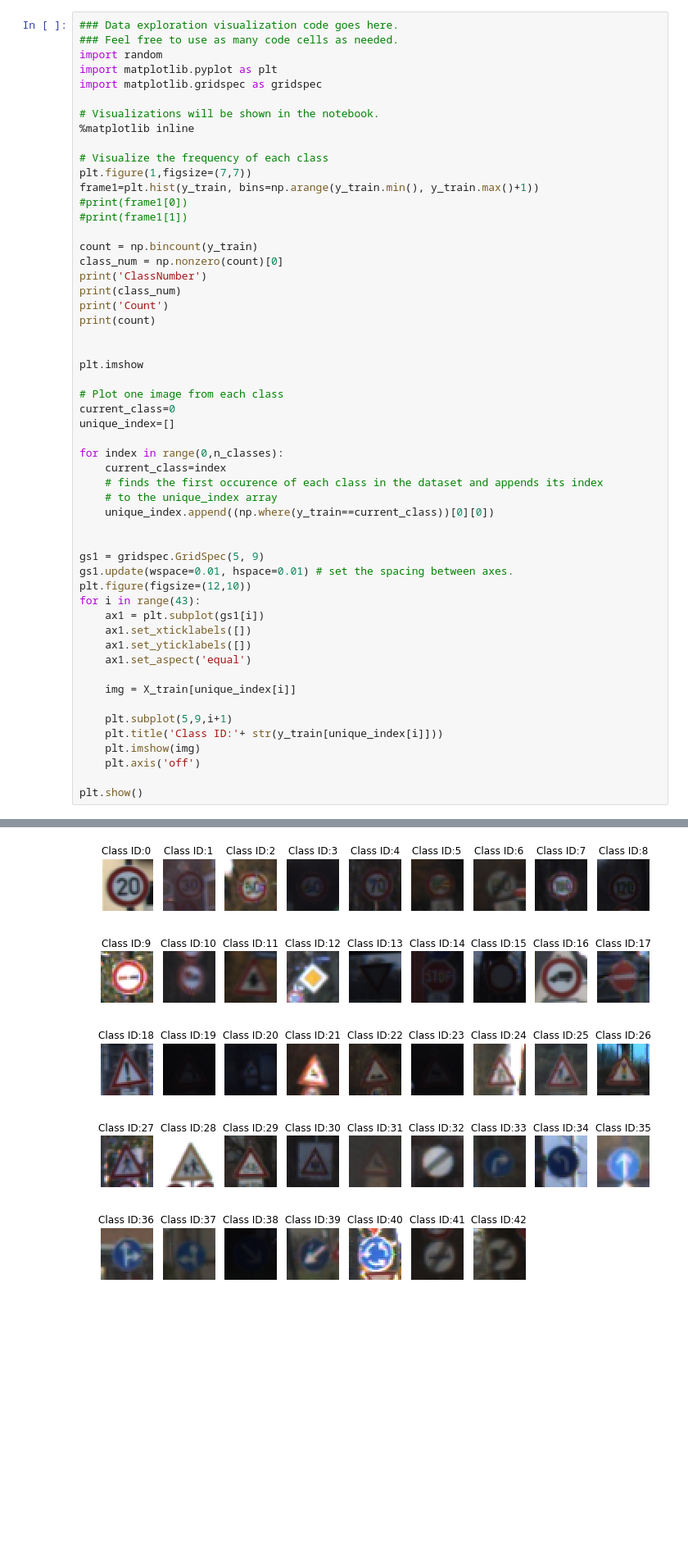
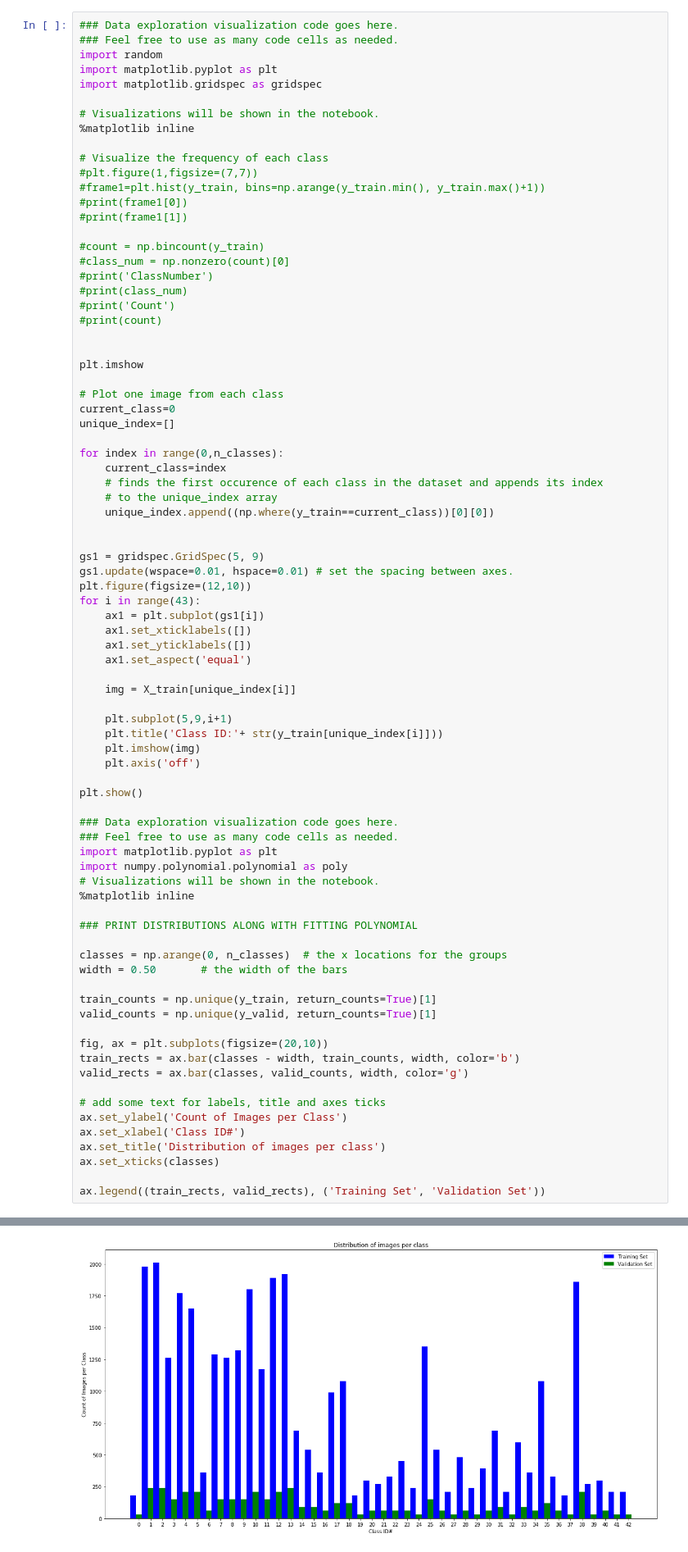
Before and after one commit to lmego/CarND-Traffic-Sign-Classifier-P2, a Jupyter notebook: Traffic_Sign_Classifier.ipynb, the cells around one changed output, grey strips where cells are left out. Shown at 82% size. Drawn from its saved outputs; the diff is of its cells as text; blank space fills up the shorter version.

```diff
--- a/Traffic_Sign_Classifier.ipynb
+++ b/Traffic_Sign_Classifier.ipynb
@@ -106,17 +106,17 @@ import matplotlib.gridspec as gridspec
 %matplotlib inline
 
 # Visualize the frequency of each class
-plt.figure(1,figsize=(7,7))
-frame1=plt.hist(y_train, bins=np.arange(y_train.min(), y_train.max()+1))
+#plt.figure(1,figsize=(7,7))
+#frame1=plt.hist(y_train, bins=np.arange(y_train.min(), y_train.max()+1))
 #print(frame1[0])
 #print(frame1[1])
 
-count = np.bincount(y_train)
-class_num = np.nonzero(count)[0]
-print('ClassNumber')
-print(class_num)
-print('Count')
-print(count)
+#count = np.bincount(y_train)
+#class_num = np.nonzero(count)[0]
+#print('ClassNumber')
+#print(class_num)
+#print('Count')
+#print(count)
 
 
 plt.imshow
@@ -149,4 +149,31 @@ for i in range(43):
     plt.axis('off')
 
 plt.show()
+
+### Data exploration visualization code goes here.
+### Feel free to use as many code cells as needed.
+import matplotlib.pyplot as plt
+import numpy.polynomial.polynomial as poly
+# Visualizations will be shown in the notebook.
+%matplotlib inline
+
+### PRINT DISTRIBUTIONS ALONG WITH FITTING POLYNOMIAL
+
+classes = np.arange(0, n_classes)  # the x locations for the groups
+width = 0.50       # the width of the bars
+
+train_counts = np.unique(y_train, return_counts=True)[1]
+valid_counts = np.unique(y_valid, return_counts=True)[1]
+
+fig, ax = plt.subplots(figsize=(20,10))
+train_rects = ax.bar(classes - width, train_counts, width, color='b')
+valid_rects = ax.bar(classes, valid_counts, width, color='g')
+
+# add some text for labels, title and axes ticks
+ax.set_ylabel('Count of Images per Class')
+ax.set_xlabel('Class ID#')
+ax.set_title('Distribution of images per class')
+ax.set_xticks(classes)
+
+ax.legend((train_rects, valid_rects), ('Training Set', 'Validation Set'))
 # %% [output]
@@ -161,4 +182,4 @@ Count
-[figure, old version]
+[figure, new version]
 # %% [markdown]
 ----
 
```
Also changed, not shown: parts of 16 cells of this notebook, 3 other files.
